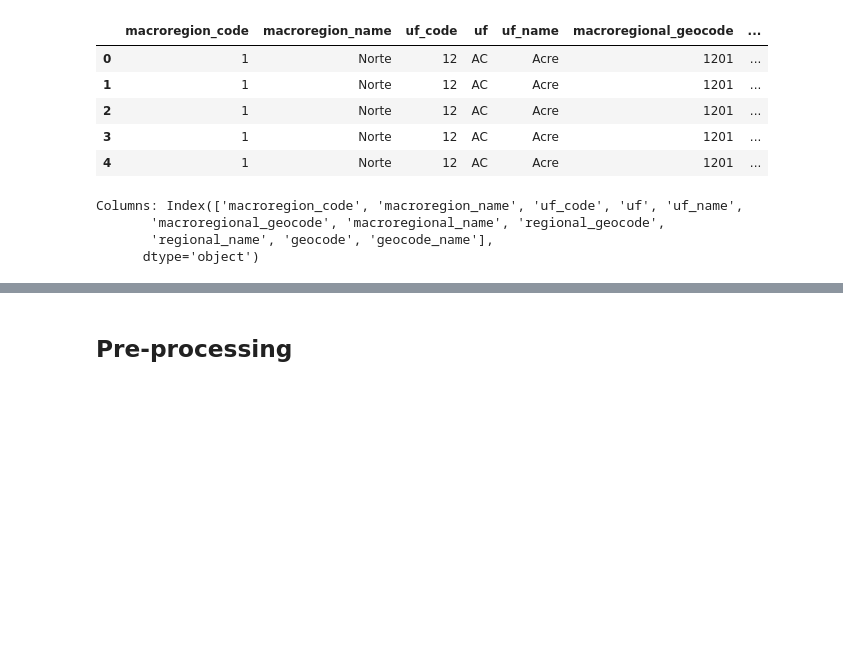
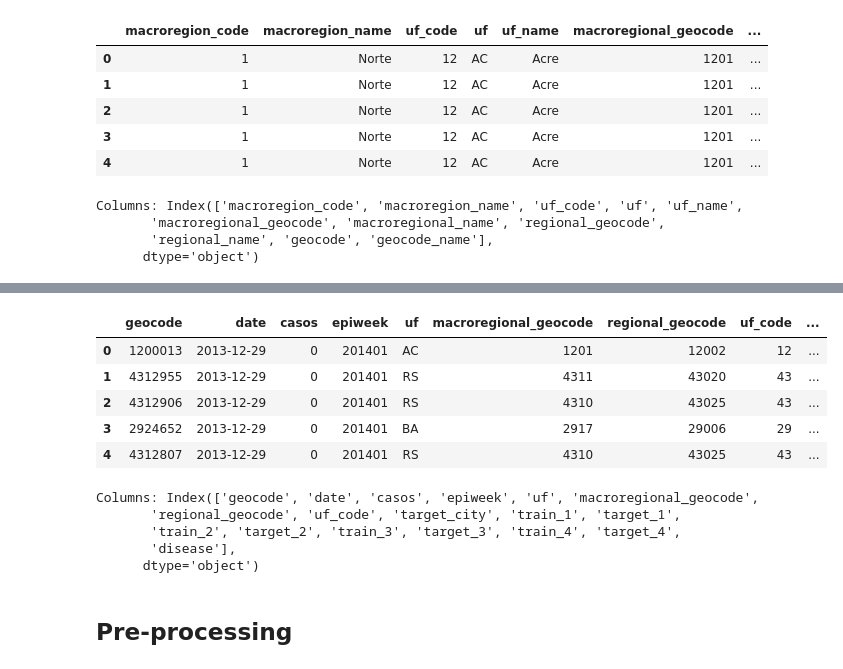
Before and after one commit to ZuilhoSe/Pattern-Blue, a Jupyter notebook: notebooks/preprocess_infodengue.ipynb, the cells around one changed output, grey strips where cells are left out. Drawn from its saved outputs; the diff is of its cells as text; code cells hidden in the pictures; blank space fills up the shorter version.

```diff
--- a/notebooks/preprocess_infodengue.ipynb
+++ b/notebooks/preprocess_infodengue.ipynb
@@ -120,3 +130,20 @@ print(f"Columns: {data_episcanner.columns}")
+# %%
+file_path = "../data/raw/chikungunya.csv.gz"
+data_casos_chik = pd.read_csv(file_path)
+display(data_casos_chik.head())
+print(f"Columns: {data_casos_chik.columns}")
+# %% [output]
+|  | geocode | date | casos | epiweek | uf | macroregional_geocode | regional_geocode | uf_code | ... |
+| 0 | 1200013 | 2013-12-29 | 0 | 201401 | AC | 1201 | 12002 | 12 | ... |
+| 1 | 4312955 | 2013-12-29 | 0 | 201401 | RS | 4311 | 43020 | 43 | ... |
+| 2 | 4312906 | 2013-12-29 | 0 | 201401 | RS | 4310 | 43025 | 43 | ... |
+| 3 | 2924652 | 2013-12-29 | 0 | 201401 | BA | 2917 | 29006 | 29 | ... |
+| 4 | 4312807 | 2013-12-29 | 0 | 201401 | RS | 4310 | 43025 | 43 | ... |
+Columns: Index(['geocode', 'date', 'casos', 'epiweek', 'uf', 'macroregional_geocode',
+       'regional_geocode', 'uf_code', 'target_city', 'train_1', 'target_1',
+       'train_2', 'target_2', 'train_3', 'target_3', 'train_4', 'target_4',
+       'disease'],
+      dtype='object')
 # %% [markdown]
 ## Pre-processing
 # %%
```
Also changed, not shown: parts of 1 cell of this notebook.
